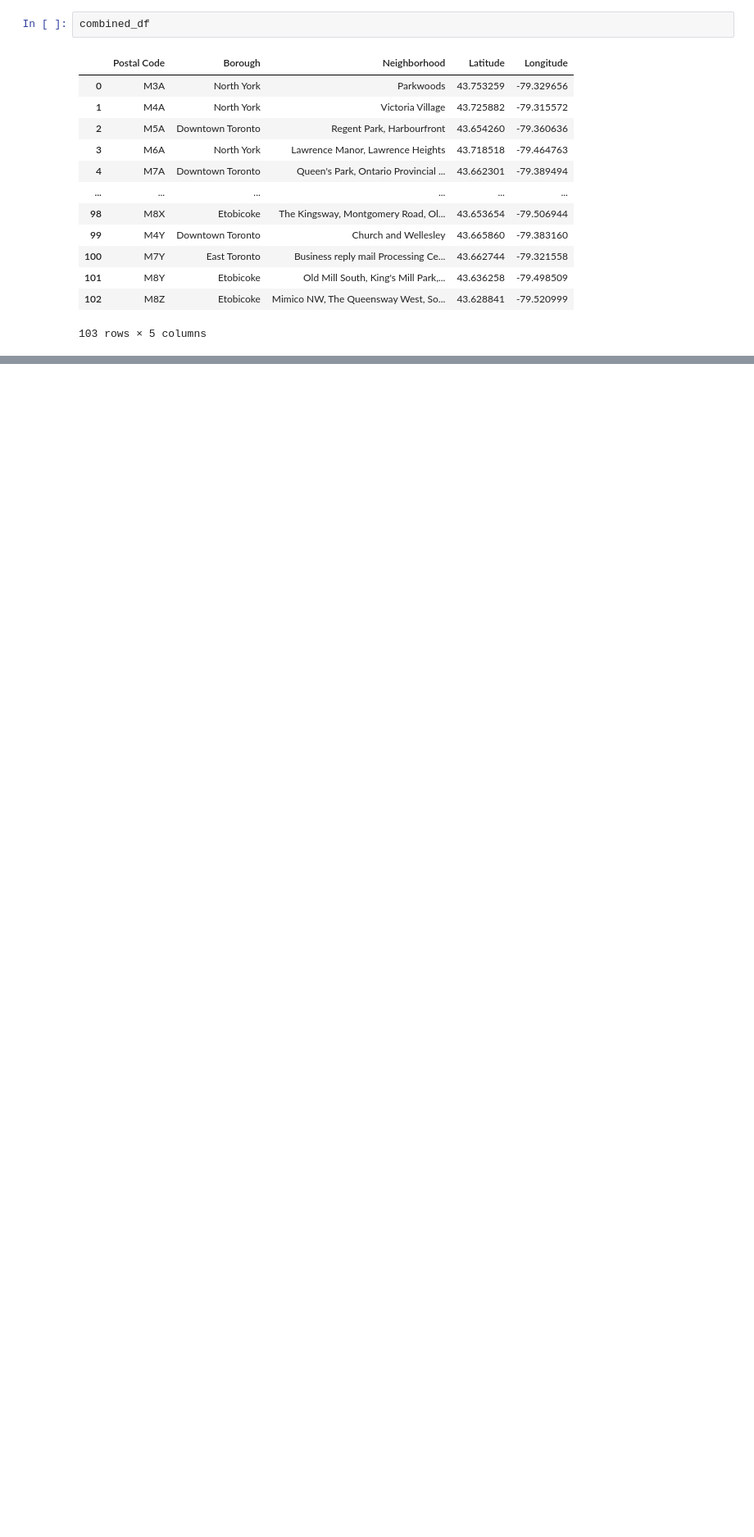
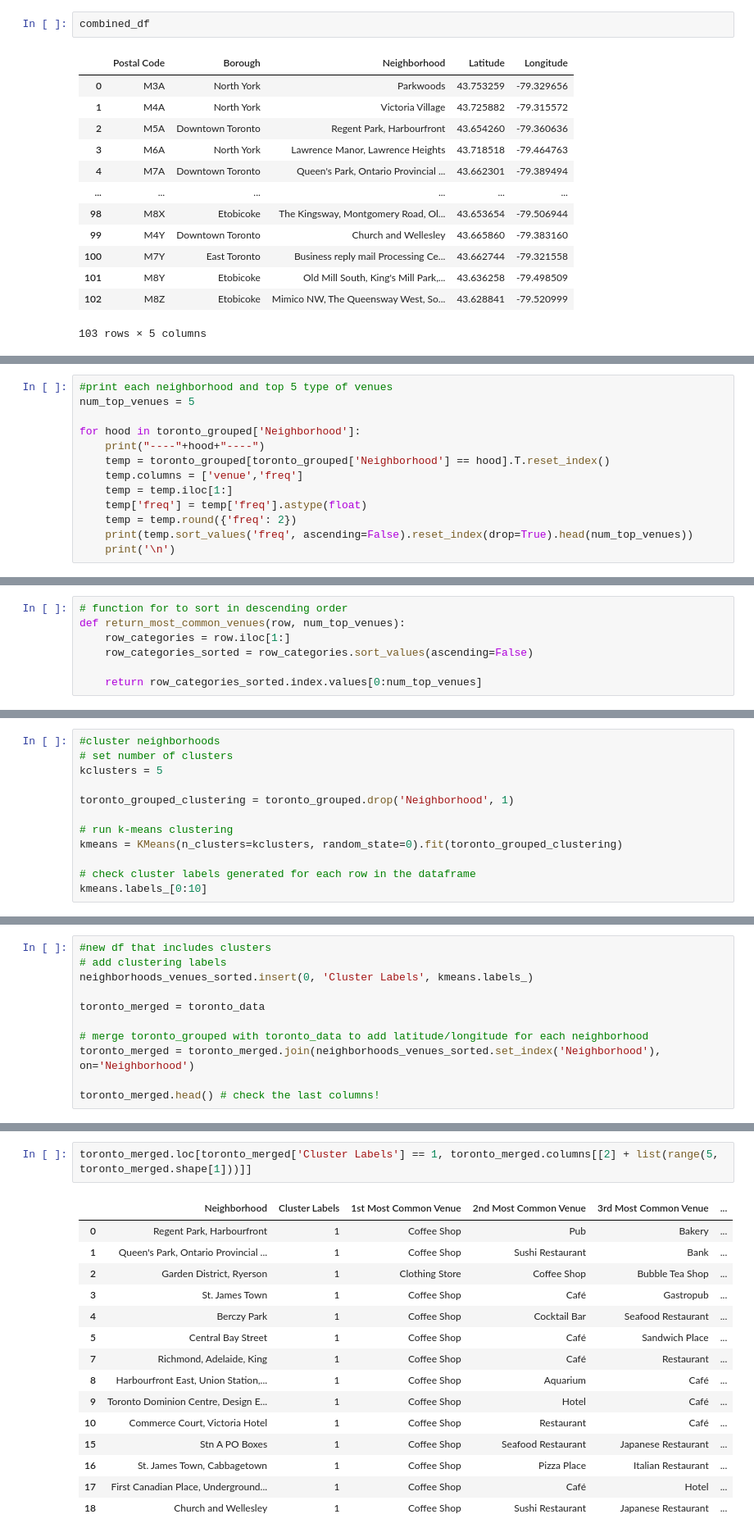
Before and after one commit to ryman016/Coursera_Capstone, a Jupyter notebook: Toronto City Segmentation .ipynb, the cells around one changed output, grey strips where cells are left out. Shown: that part at 82% size. Cells and saved outputs as stored; diff of their text form; blank space fills up the shorter version.

```diff
--- a/Toronto City Segmentation .ipynb
+++ b/Toronto City Segmentation .ipynb
@@ -80,0 +313,13 @@ combined_df
+# %%
+#print each neighborhood and top 5 type of venues
+num_top_venues = 5
+
+for hood in toronto_grouped['Neighborhood']:
+    print("----"+hood+"----")
+    temp = toronto_grouped[toronto_grouped['Neighborhood'] == hood].T.reset_index()
+    temp.columns = ['venue','freq']
+    temp = temp.iloc[1:]
+    temp['freq'] = temp['freq'].astype(float)
+    temp = temp.round({'freq': 2})
+    print(temp.sort_values('freq', ascending=False).reset_index(drop=True).head(num_top_venues))
+    print('\n')
@@ -80,0 +344,7 @@ combined_df
+# %%
+# function for to sort in descending order
+def return_most_common_venues(row, num_top_venues):
+    row_categories = row.iloc[1:]
+    row_categories_sorted = row_categories.sort_values(ascending=False)
+
+    return row_categories_sorted.index.values[0:num_top_venues]
@@ -80,0 +381,12 @@ combined_df
+# %%
+#cluster neighborhoods
+# set number of clusters
+kclusters = 5
+
+toronto_grouped_clustering = toronto_grouped.drop('Neighborhood', 1)
+
+# run k-means clustering
+kmeans = KMeans(n_clusters=kclusters, random_state=0).fit(toronto_grouped_clustering)
+
+# check cluster labels generated for each row in the dataframe
+kmeans.labels_[0:10]
@@ -80,0 +395,11 @@ combined_df
+# %%
+#new df that includes clusters
+# add clustering labels
+neighborhoods_venues_sorted.insert(0, 'Cluster Labels', kmeans.labels_)
+
+toronto_merged = toronto_data
+
+# merge toronto_grouped with toronto_data to add latitude/longitude for each neighborhood
+toronto_merged = toronto_merged.join(neighborhoods_venues_sorted.set_index('Neighborhood'), on='Neighborhood')
+
+toronto_merged.head() # check the last columns!
@@ -80,0 +439,18 @@ combined_df
+# %%
+toronto_merged.loc[toronto_merged['Cluster Labels'] == 1, toronto_merged.columns[[2] + list(range(5, toronto_merged.shape[1]))]]
+# %% [output]
+|  | Neighborhood | Cluster Labels | 1st Most Common Venue | 2nd Most Common Venue | 3rd Most Common Venue | ... |
+| 0 | Regent Park, Harbourfront | 1 | Coffee Shop | Pub | Bakery | ... |
+| 1 | Queen's Park, Ontario Provincial ... | 1 | Coffee Shop | Sushi Restaurant | Bank | ... |
+| 2 | Garden District, Ryerson | 1 | Clothing Store | Coffee Shop | Bubble Tea Shop | ... |
+| 3 | St. James Town | 1 | Coffee Shop | Café | Gastropub | ... |
+| 4 | Berczy Park | 1 | Coffee Shop | Cocktail Bar | Seafood Restaurant | ... |
+| 5 | Central Bay Street | 1 | Coffee Shop | Café | Sandwich Place | ... |
+| 7 | Richmond, Adelaide, King | 1 | Coffee Shop | Café | Restaurant | ... |
+| 8 | Harbourfront East, Union Station,... | 1 | Coffee Shop | Aquarium | Café | ... |
+| 9 | Toronto Dominion Centre, Design E... | 1 | Coffee Shop | Hotel | Café | ... |
+| 10 | Commerce Court, Victoria Hotel | 1 | Coffee Shop | Restaurant | Café | ... |
+| 15 | Stn A PO Boxes | 1 | Coffee Shop | Seafood Restaurant | Japanese Restaurant | ... |
+| 16 | St. James Town, Cabbagetown | 1 | Coffee Shop | Pizza Place | Italian Restaurant | ... |
+| 17 | First Canadian Place, Underground... | 1 | Coffee Shop | Café | Hotel | ... |
+| 18 | Church and Wellesley | 1 | Coffee Shop | Sushi Restaurant | Japanese Restaurant | ... |
```
Also changed, not shown: parts of 26 cells of this notebook.
